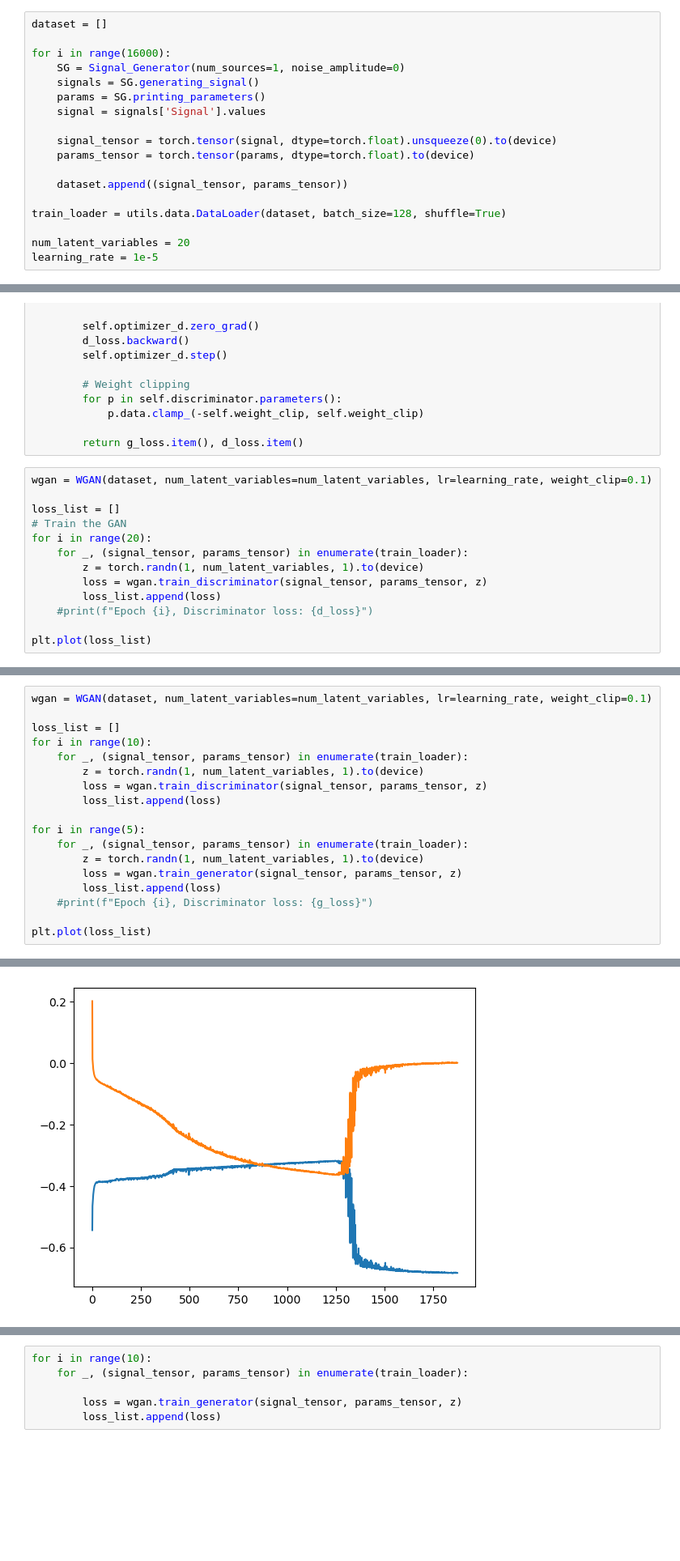
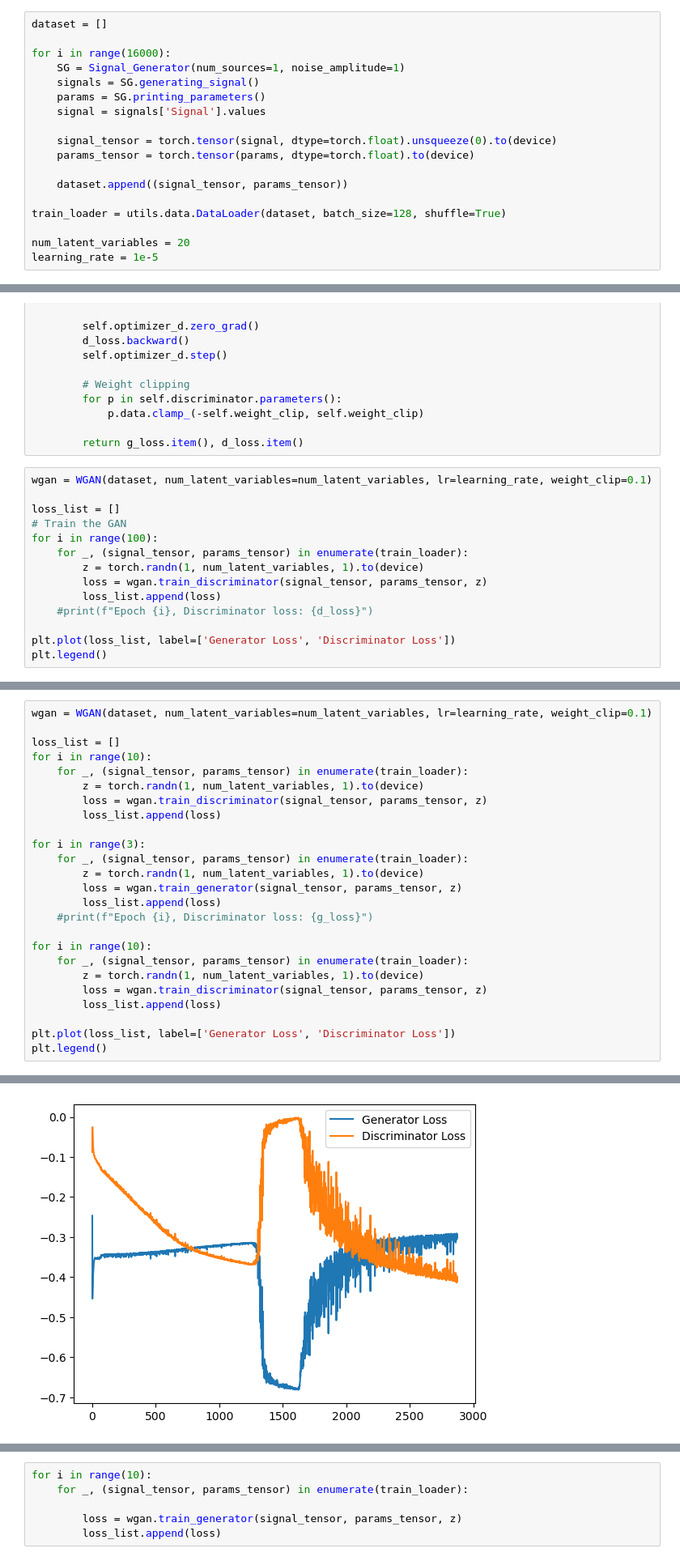
Before and after one commit to BeichenXu/MasProjectLISA, a Jupyter notebook: training.ipynb, the cells around one changed output, grey strips where cells are left out. Shown at 81% size. Drawn from its saved outputs; the diff is of its cells as text; blank space fills up the shorter version.

```diff
--- a/training.ipynb
+++ b/training.ipynb
@@ -17,7 +15,7 @@ device = torch.device("cuda" if torch.cuda.is_available() else "cpu")
 dataset = []
 
 for i in range(16000):
-    SG = Signal_Generator(num_sources=1, noise_amplitude=0)
+    SG = Signal_Generator(num_sources=1, noise_amplitude=1)
     signals = SG.generating_signal()
     params = SG.printing_parameters()
     signal = signals['Signal'].values
@@ -193,12 +191,13 @@ wgan = WGAN(dataset, num_latent_variables=num_latent_variables, lr=learning_rate
 
 loss_list = []
 # Train the GAN
-for i in range(20):
+for i in range(100):
     for _, (signal_tensor, params_tensor) in enumerate(train_loader):
         z = torch.randn(1, num_latent_variables, 1).to(device)
         loss = wgan.train_discriminator(signal_tensor, params_tensor, z)
         loss_list.append(loss)
     #print(f"Epoch {i}, Discriminator loss: {d_loss}")
 
-plt.plot(loss_list)
+plt.plot(loss_list, label=['Generator Loss', 'Discriminator Loss'])
+plt.legend()
 # %% [output]
@@ -215,12 +213,19 @@ for i in range(10):
         loss = wgan.train_discriminator(signal_tensor, params_tensor, z)
         loss_list.append(loss)
 
-for i in range(5):
+for i in range(3):
     for _, (signal_tensor, params_tensor) in enumerate(train_loader):
         z = torch.randn(1, num_latent_variables, 1).to(device)
         loss = wgan.train_generator(signal_tensor, params_tensor, z)
         loss_list.append(loss)
     #print(f"Epoch {i}, Discriminator loss: {g_loss}")
 
-plt.plot(loss_list)
+for i in range(10):
+    for _, (signal_tensor, params_tensor) in enumerate(train_loader):
+        z = torch.randn(1, num_latent_variables, 1).to(device)
+        loss = wgan.train_discriminator(signal_tensor, params_tensor, z)
+        loss_list.append(loss)
+
+plt.plot(loss_list, label=['Generator Loss', 'Discriminator Loss'])
+plt.legend()
 # %% [output]
@@ -229,4 +233,4 @@ plt.plot(loss_list)
-[figure, old version]
+[figure, new version]
 # %%
 wgan = WGAN(dataset, num_latent_variables=num_latent_variables, lr=learning_rate, weight_clip=0.1)
 
```
Also changed, not shown: parts of 15 cells of this notebook, 18 other files.
